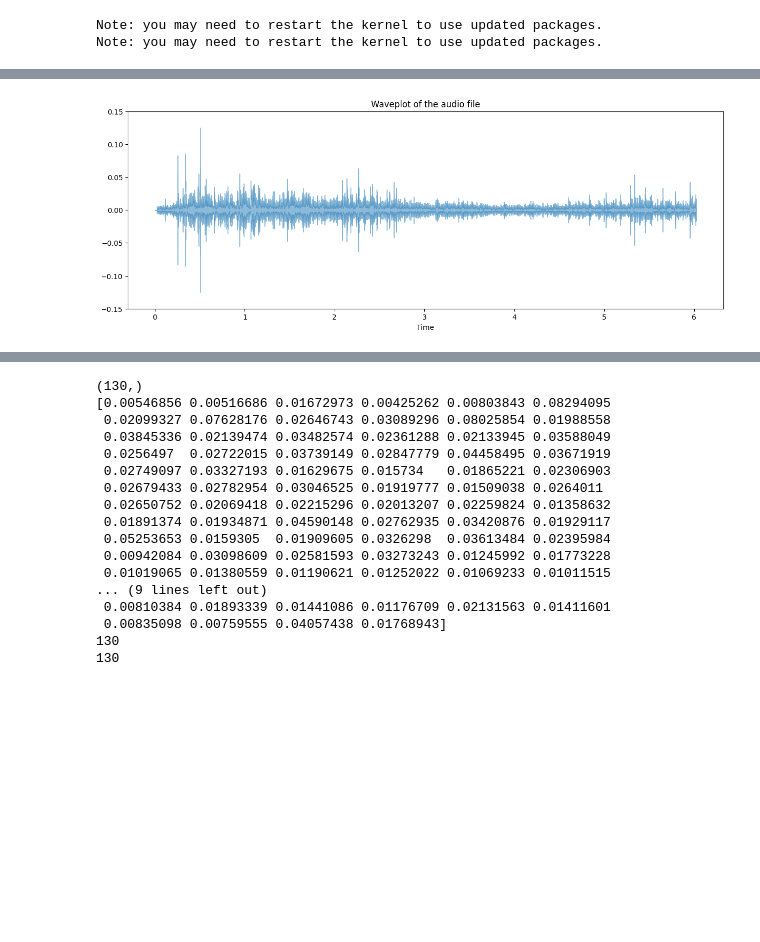
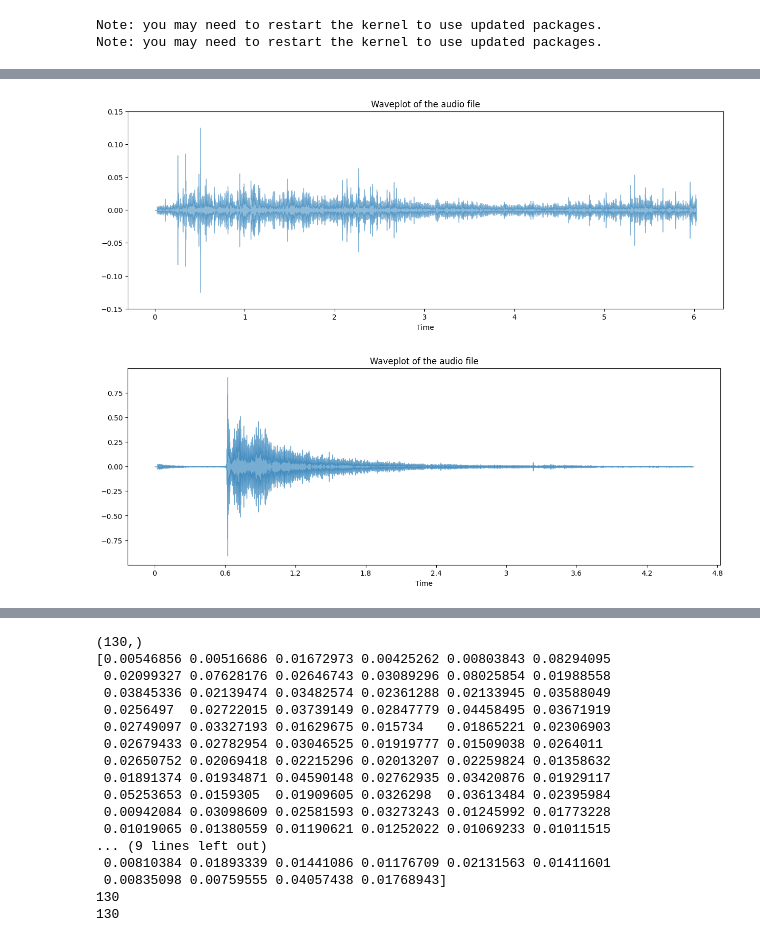
Before and after one commit to Sandeepkumaramgothu/ASE_practice, a Jupyter notebook: Extract_Amplitude.ipynb, the cells around one changed output, grey strips where cells are left out. Drawn from its saved outputs; the diff is of its cells as text; code cells hidden in the pictures; blank space fills up the shorter version.

```diff
--- a/Extract_Amplitude.ipynb
+++ b/Extract_Amplitude.ipynb
@@ -57,12 +93,19 @@ plt.show()
 # %%
 #visualize the audio file
 plt.figure(figsize=(15, 5))
 librosa.display.waveshow(debussy, sr=sr, alpha=0.5)
 plt.title('Waveplot of the audio file')
 plt.ylim(-0.15, 0.15)
 plt.show()
+
+plt.figure(figsize=(15, 5))
+librosa.display.waveshow(debussy_2, sr=sr_2, alpha=0.6)
+plt.title('Waveplot of the audio file')
+
+plt.show()
 # %% [output]
 [figure]
+[figure, added]
 # %%
 #calculate the amplitude envelope
 amplitude_envelope = np.abs(librosa.amplitude_to_db(debussy))
```
Also changed, not shown: parts of 9 cells of this notebook, 2 other files.
